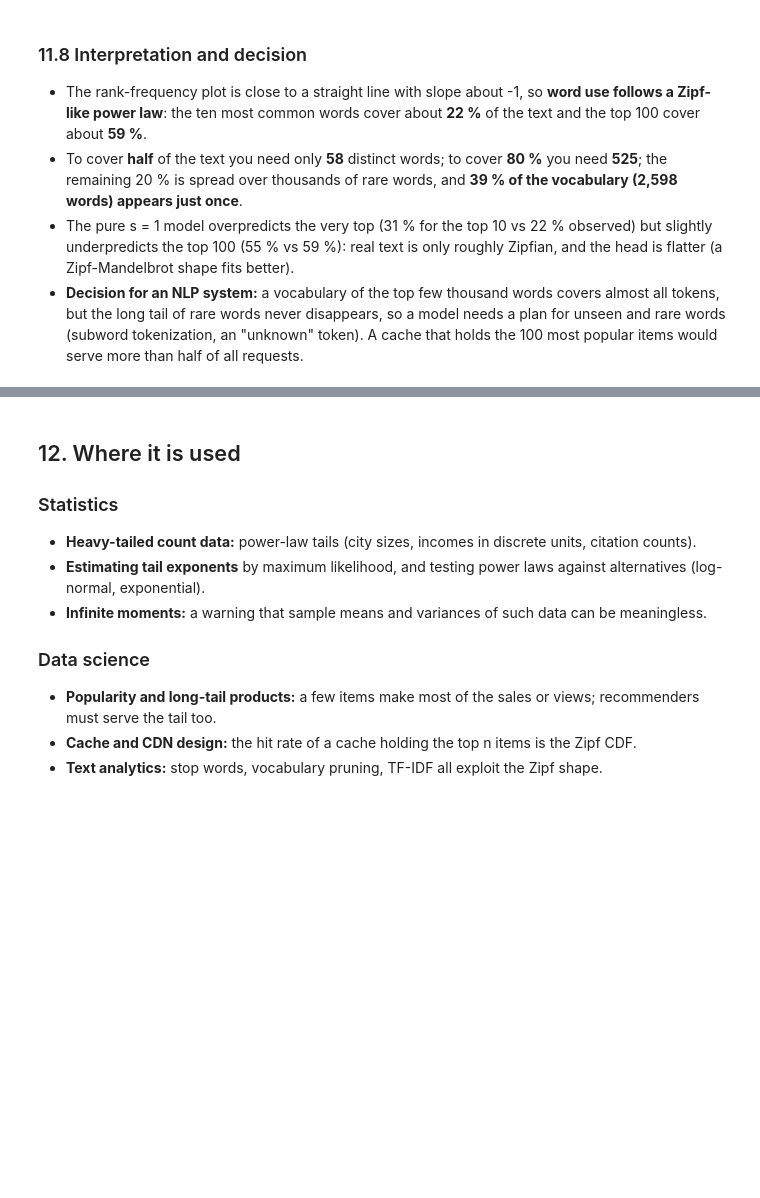
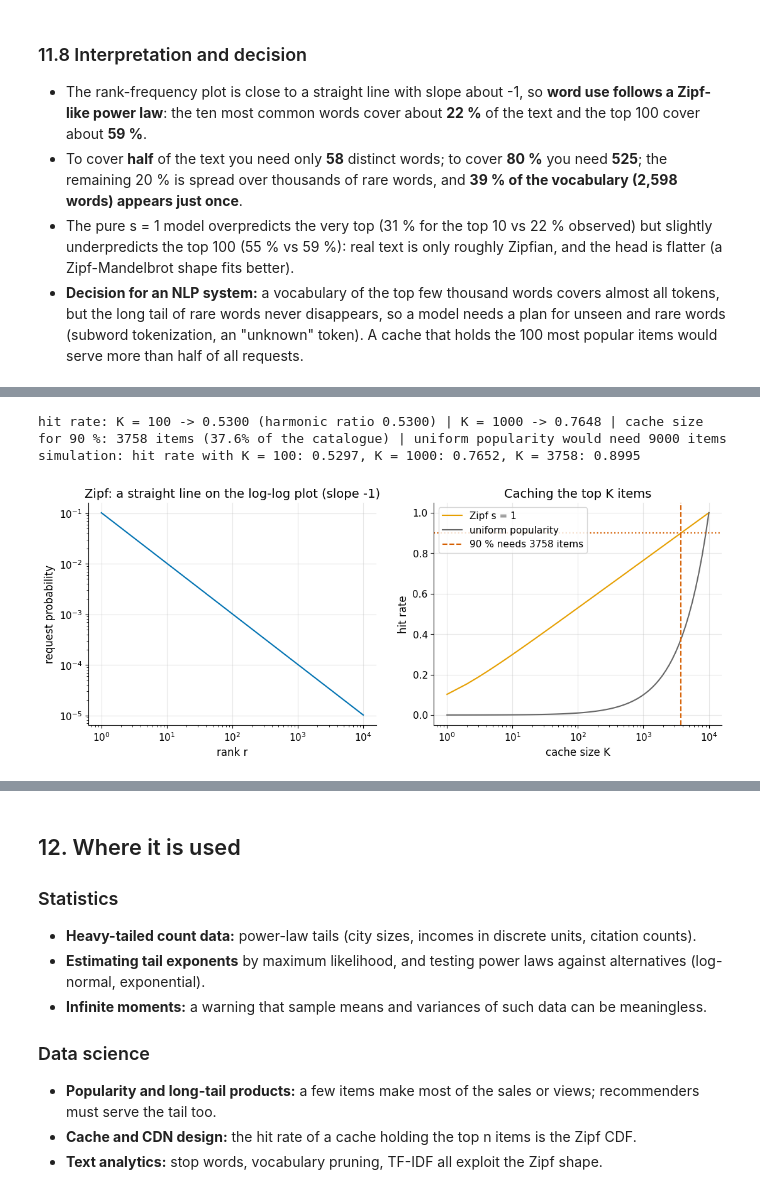
Before and after one commit to AhmedMostafaAttiaaa/distributions-irl, a Jupyter notebook: module_01_discrete/notebooks/01_06_zipf_power_laws.ipynb, the cells around one changed output, grey strips where cells are left out. Cells and saved outputs as stored; diff of their text form; code cells hidden in the pictures; blank space fills up the shorter version.

```diff
--- a/module_01_discrete/notebooks/01_06_zipf_power_laws.ipynb
+++ b/module_01_discrete/notebooks/01_06_zipf_power_laws.ipynb
@@ -452,0 +480,20 @@ words that occur exactly once: 2,598 (39% of the vocabulary)
+# %%
+n_a, s_a = 10_000, 1.0
+zip_a = stats.zipfian(s_a, n_a)
+hit100, hit1000 = zip_a.cdf(100), zip_a.cdf(1000)
+k90_a = int(zip_a.ppf(0.9))
+harm = lambda m: np.sum(1 / np.arange(1, m + 1))
+print(f"hit rate: K = 100 -> {hit100:.4f} (harmonic ratio {harm(100) / harm(n_a):.4f}) | K = 1000 -> {hit1000:.4f} | cache size for 90 %: {k90_a} items ({k90_a / n_a:.1%} of the catalogue) | uniform popularity would need {int(0.9 * n_a)} items")
+assert abs(hit100 - 0.53) < 0.01 and abs(hit1000 - 0.765) < 0.01 and 3600 < k90_a < 3900 and np.isclose(hit100, harm(100) / harm(n_a))
+req_a = np.random.default_rng(5).choice(np.arange(1, n_a + 1), size=400_000, p=zip_a.pmf(np.arange(1, n_a + 1)))
+print(f"simulation: hit rate with K = 100: {np.mean(req_a <= 100):.4f}, K = 1000: {np.mean(req_a <= 1000):.4f}, K = {k90_a}: {np.mean(req_a <= k90_a):.4f}")
+assert abs(np.mean(req_a <= 100) - hit100) < 0.004
+ks_a = np.unique(np.logspace(0, 4, 80).astype(int)); fig, axes = plt.subplots(1, 2, figsize=(13, 4.6))
+axes[0].loglog(np.arange(1, n_a + 1), zip_a.pmf(np.arange(1, n_a + 1)), color=MAIN); axes[0].set_xlabel("rank r"); axes[0].set_ylabel("request probability"); axes[0].set_title("Zipf: a straight line on the log-log plot (slope -1)")
+axes[1].semilogx(ks_a, zip_a.cdf(ks_a), color=SIM, label="Zipf s = 1"); axes[1].semilogx(ks_a, ks_a / n_a, color=NEUTRAL, label="uniform popularity"); axes[1].axhline(0.9, color=HIGHLIGHT, linestyle=":"); axes[1].axvline(k90_a, color=HIGHLIGHT, linestyle="--", label=f"90 % needs {k90_a} items")
+axes[1].set_xlabel("cache size K"); axes[1].set_ylabel("hit rate"); axes[1].set_title("Caching the top K items"); axes[1].legend()
+plt.show()
+# %% [output]
+hit rate: K = 100 -> 0.5300 (harmonic ratio 0.5300) | K = 1000 -> 0.7648 | cache size for 90 %: 3758 items (37.6% of the catalogue) | uniform popularity would need 9000 items
+simulation: hit rate with K = 100: 0.5297, K = 1000: 0.7652, K = 3758: 0.8995
+[figure, added]
```
Also changed, not shown: parts of 11 cells of this notebook.
